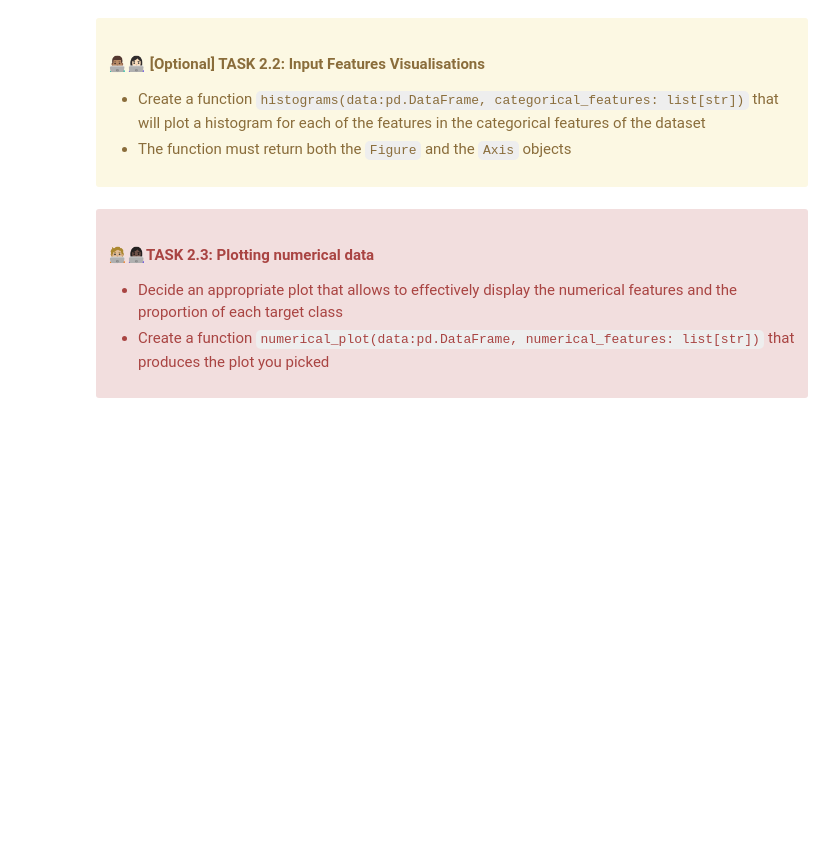
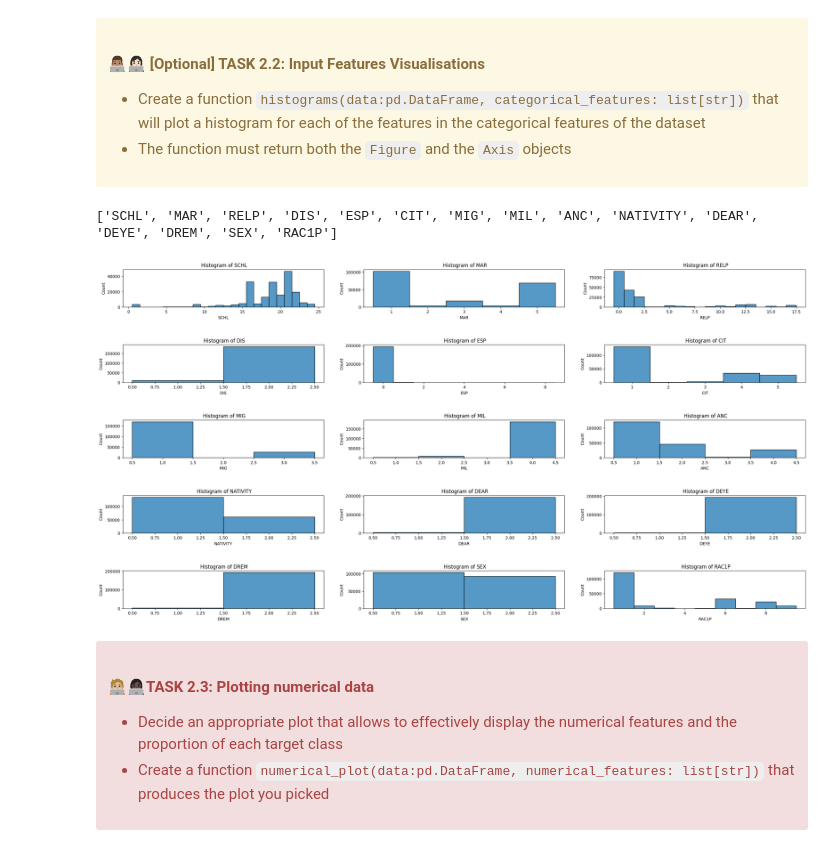
Before and after one commit to UCL-ELEC0136/4-data-processing-2-UCLdarianrodriguez, a Jupyter notebook: 4-data-processing-2.ipynb, the cells around one changed output. Drawn from its saved outputs; the diff is of its cells as text; code cells hidden in the pictures; blank space fills up the shorter version.

```diff
--- a/4-data-processing-2.ipynb
+++ b/4-data-processing-2.ipynb
@@ -393,19 +537,50 @@ def sensitive_group_plot(data:pd.DataFrame, race_labels : list[str], sensitive:
 * The function must return both the `Figure` and the `Axis` objects
 </div>
 # %%
-def histograms(data:pd.DataFrame, categorical_features: list[str], column_name_dic: dict) -> (plt.Figure, plt.Axes):
+import math
+
+def histograms(data:pd.DataFrame, categorical_features: list[str]) -> (plt.Figure, plt.Axes):
+
     """
     Creates a histogram plot for each of the categorical features in the given dataframe.
 
     Args:
         data (pd.DataFrame): dataframe with input features
         categorical_features (List[str]): list of categorical feature names
     Returns:
         (plt.Figure, plt.Axes): matplotlib figure and axes objects
     """
 
+    columns_numb = 3 #Total number of columns in the plot
+    categorial_number = len(categorical_features)
+    rows_numb = math.ceil(categorial_number/columns_numb) # calculate # rows in the plot, based on 3 columns
 
-    # Add your code here:
+    fig, axes = plt.subplots(rows_numb,columns_numb, figsize=(30, 15))
+
+    # Adjust the vertical space between subplots
+    plt.subplots_adjust(hspace=1)
+
+    i = 0
+    for row in range(rows_numb):
+            for colum in range(columns_numb):
+                if (i < categorial_number):
+                    sns.histplot(
+                        data,
+                        x=categorical_features[i],
+                        bins=10,
+                        ax = axes[row,colum]
+                    )
+
+                    axes[row,colum].set_title(" Histogram of {}".format(categorical_features[i]))
+                    i +=1
+
+
+histograms(df,ACSProblem.categorical_features)
+
+print(ACSProblem.categorical_features)
+# %% [output]
+['SCHL', 'MAR', 'RELP', 'DIS', 'ESP', 'CIT', 'MIG', 'MIL', 'ANC', 'NATIVITY', 'DEAR', 'DEYE', 'DREM', 'SEX', 'RAC1P']
+[figure, added]
 # %% [markdown]
 <div class="alert alert-block alert-danger">
 <h4>🧑🏼‍💻👩🏿‍💻TASK 2.3: Plotting numerical data</h4>
```
Also changed, not shown: parts of 24 cells of this notebook.
